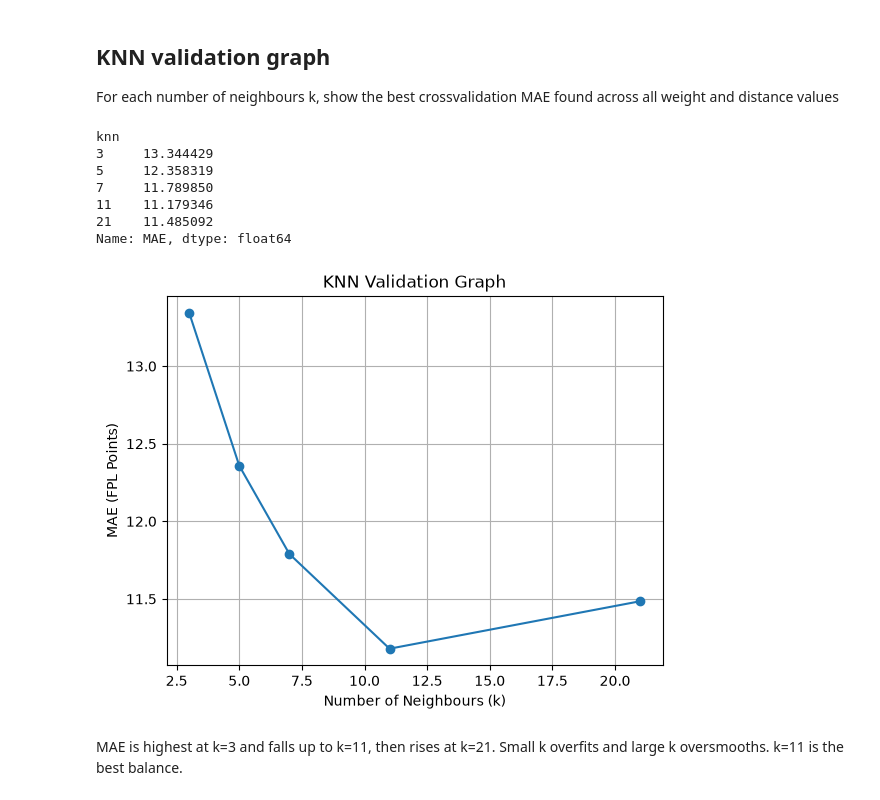
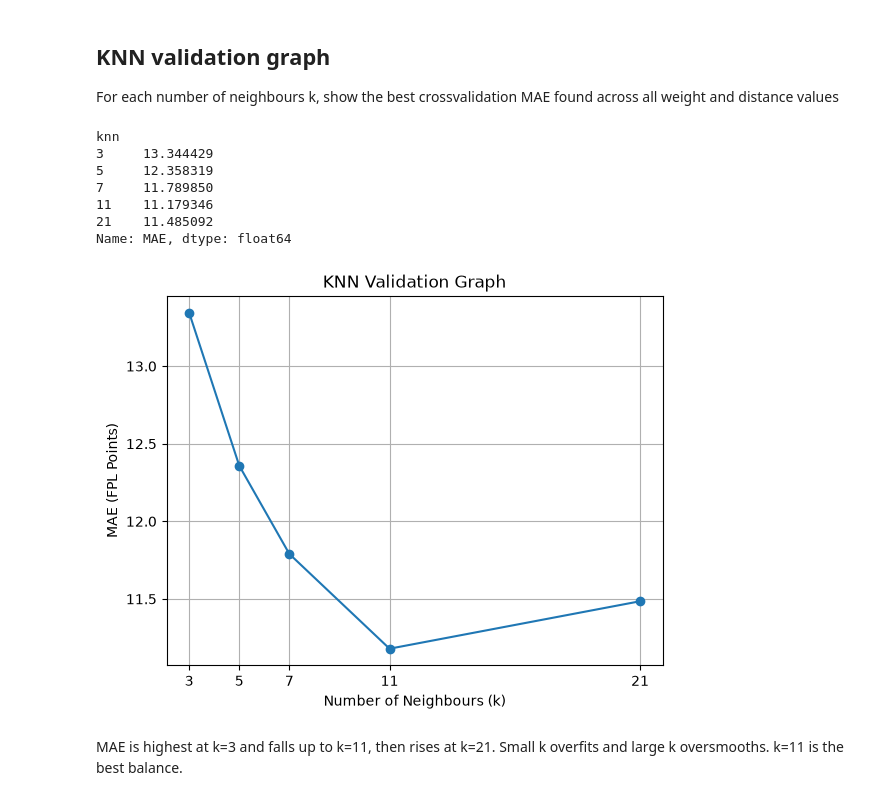
Before and after one commit to Mossyoneill5/CT4101_ML_FPL_Project, a Jupyter notebook: notebooks/03_model_comparison.ipynb, the cells around one changed output. Saved outputs shown, nothing was run; the diff lists cells and outputs as text; code cells hidden in the pictures.

```diff
--- a/notebooks/03_model_comparison.ipynb
+++ b/notebooks/03_model_comparison.ipynb
@@ -63,25 +63,26 @@ For each number of neighbours k, show the best crossvalidation MAE found across
 # %%
 knn_results = pd.DataFrame(knn_search.cv_results_)
 knn_results["knn"] = knn_results["param_kneighborsregressor__n_neighbors"]
 knn_results["MAE"] = -knn_results["mean_test_score"]
 knn_data = knn_results.groupby("knn")["MAE"].min()
 display(knn_data)
 
 knn_data.plot(marker="o")
 plt.xlabel("Number of Neighbours (k)")
 plt.ylabel("MAE (FPL Points)")
 plt.title("KNN Validation Graph")
+plt.xticks(neighbours)
 plt.grid(True)
 plt.show()
 # %% [output]
 knn
 3     13.344429
 5     12.358319
 7     11.789850
 11    11.179346
 21    11.485092
 Name: MAE, dtype: float64
-[figure, old version]
+[figure, new version]
 # %% [markdown]
 MAE is highest at k=3 and falls up to k=11, then rises at k=21.
 Small k overfits and large k oversmooths.
```
Also changed, not shown: parts of 9 cells of this notebook, 1 other file.
